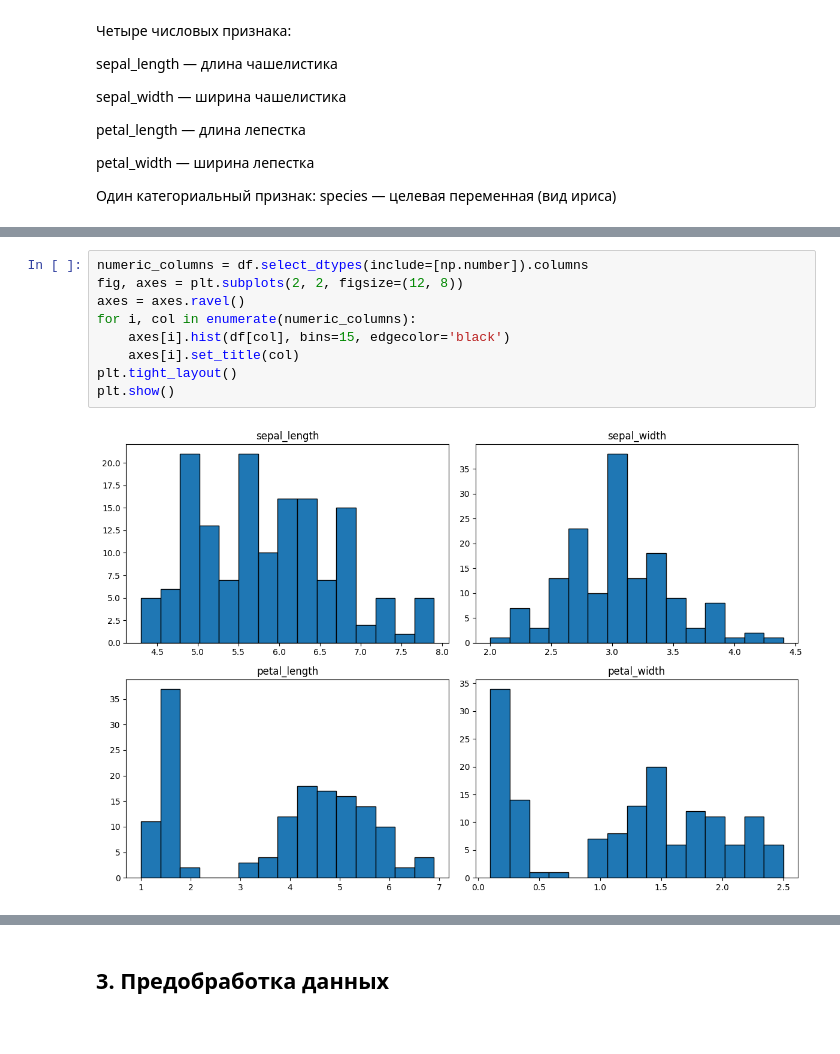
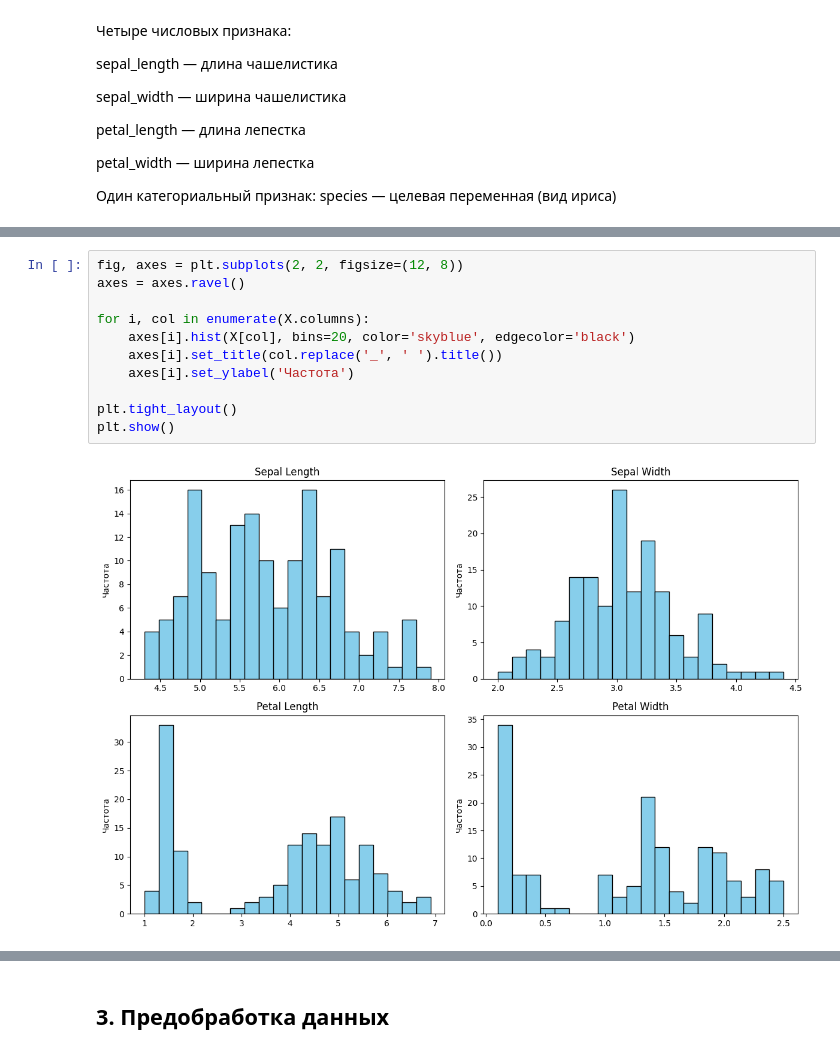
Before and after one commit to moorrriii/machine_learning, a Jupyter notebook: lab4.ipynb, the cells around one changed output, grey strips where cells are left out. Drawn from its saved outputs; the diff is of its cells as text.

```diff
--- a/lab4.ipynb
+++ b/lab4.ipynb
@@ -124,12 +102,14 @@ petal_width    0.2     -0.1050  -1.3398
 # %%
-numeric_columns = df.select_dtypes(include=[np.number]).columns
 fig, axes = plt.subplots(2, 2, figsize=(12, 8))
 axes = axes.ravel()
-for i, col in enumerate(numeric_columns):
-    axes[i].hist(df[col], bins=15, edgecolor='black')
-    axes[i].set_title(col)
+
+for i, col in enumerate(X.columns):
+    axes[i].hist(X[col], bins=20, color='skyblue', edgecolor='black')
+    axes[i].set_title(col.replace('_', ' ').title())
+    axes[i].set_ylabel('Частота')
+
 plt.tight_layout()
 plt.show()
 # %% [output]
-[figure, old version]
+[figure, new version]
 # %%
```
Also changed, not shown: parts of 47 cells of this notebook.
